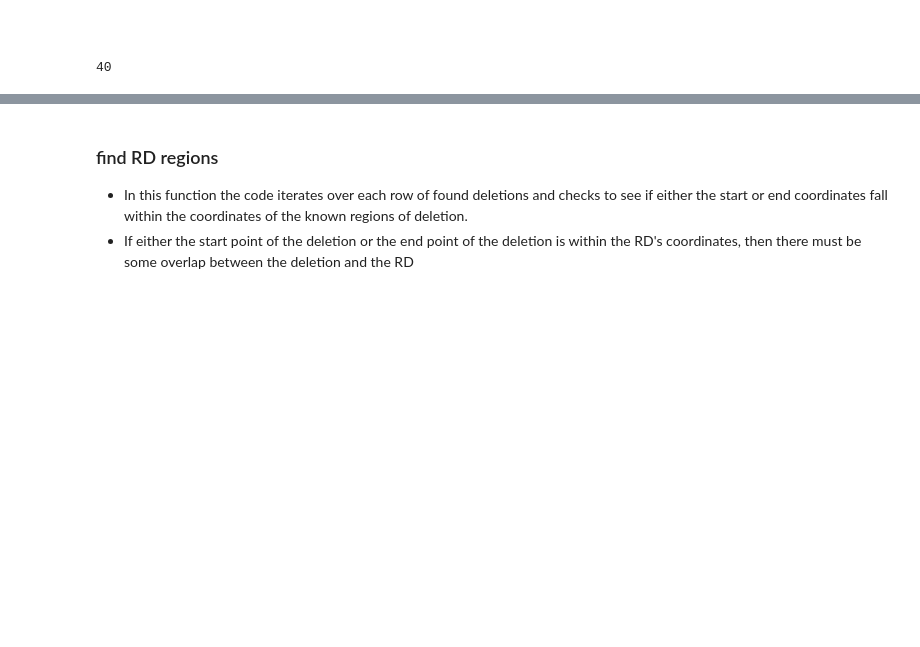
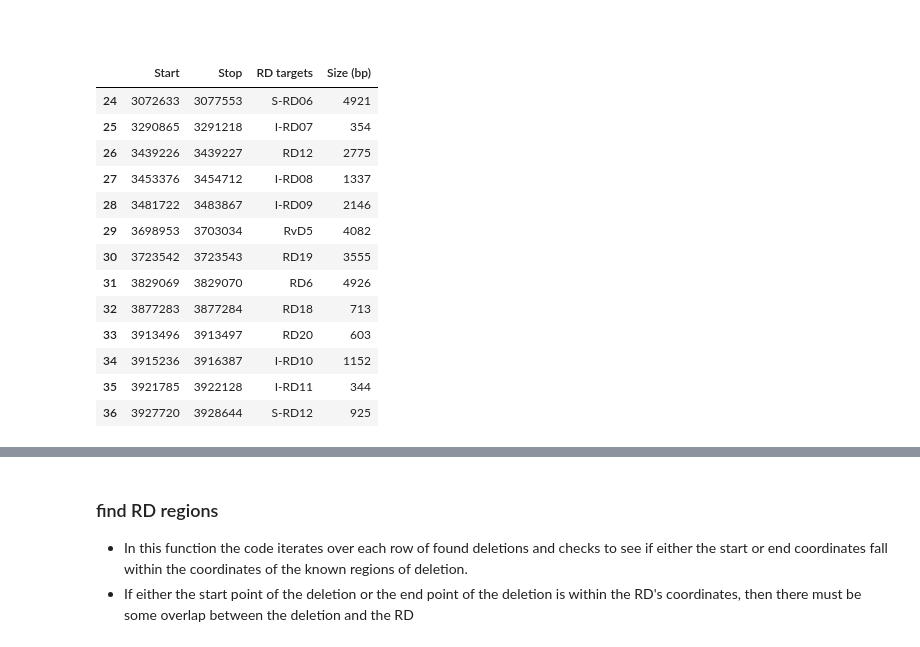
Before and after one commit to Matt-McElheron/Orygis_project, a Jupyter notebook: genome_diff.ipynb, the cells around one changed output, grey strips where cells are left out. Cells and saved outputs as stored; diff of their text form; code cells hidden in the pictures; blank space fills up the shorter version.

```diff
--- a/genome_diff.ipynb
+++ b/genome_diff.ipynb
@@ -89,11 +109,26 @@ def features_to_dataframe(features, cds=False):
 
 #df=features_to_dataframe(feats)
 #df[:5]
-# %%
-feats = utils.gff_to_features('ref_genomes/Nucdiff_MTB_MB/results/MTB_MB_ref_struct.gff')
-feat_df = features_to_dataframe(feats)
-#print(feat_df)
-deletions = feat_df[feat_df.Name=='deletion']
-len(deletions)
-# %% [output]
-40
+# %%
+RD = pd.read_csv('RD2.csv')
+new=[]
+for i,r in RD.iterrows():
+    if r.Start>3.0e6 and r.Start<4e6:
+        new.append(r)
+new = pd.DataFrame(new)
+new
+# %% [output]
+|  | Start | Stop | RD targets | Size (bp) |
+| 24 | 3072633 | 3077553 | S-RD06 | 4921 |
+| 25 | 3290865 | 3291218 | I-RD07 | 354 |
+| 26 | 3439226 | 3439227 | RD12 | 2775 |
+| 27 | 3453376 | 3454712 | I-RD08 | 1337 |
+| 28 | 3481722 | 3483867 | I-RD09 | 2146 |
+| 29 | 3698953 | 3703034 | RvD5 | 4082 |
+| 30 | 3723542 | 3723543 | RD19 | 3555 |
+| 31 | 3829069 | 3829070 | RD6 | 4926 |
+| 32 | 3877283 | 3877284 | RD18 | 713 |
+| 33 | 3913496 | 3913497 | RD20 | 603 |
+| 34 | 3915236 | 3916387 | I-RD10 | 1152 |
+| 35 | 3921785 | 3922128 | I-RD11 | 344 |
+| 36 | 3927720 | 3928644 | S-RD12 | 925 |
```
Also changed, not shown: parts of 7 cells of this notebook, 4 other files.
